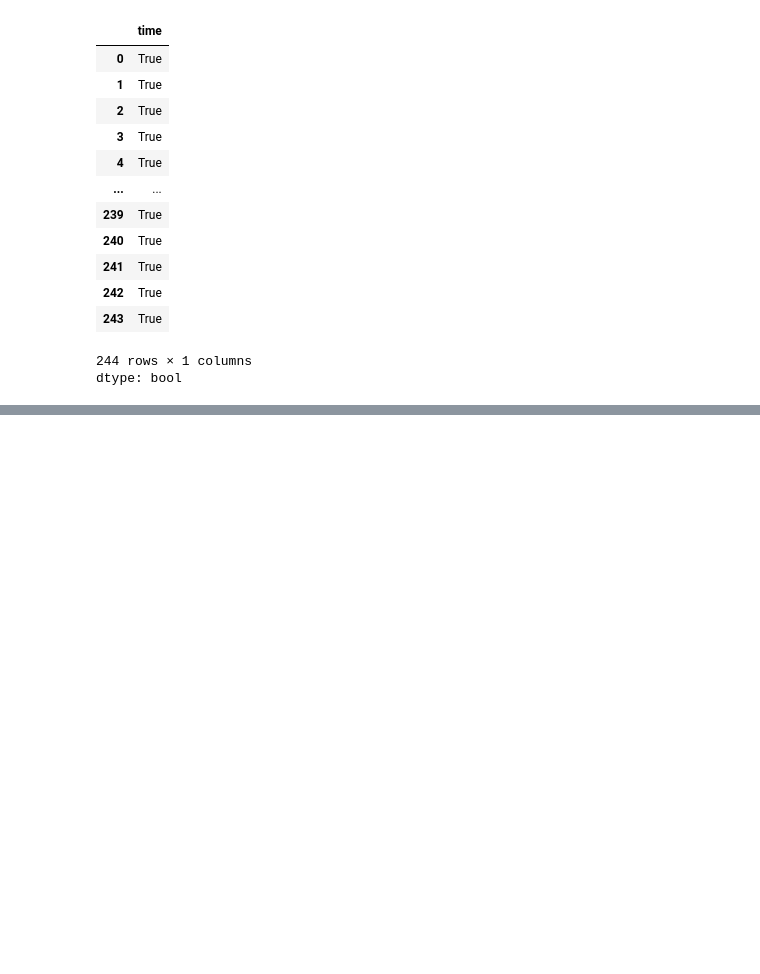
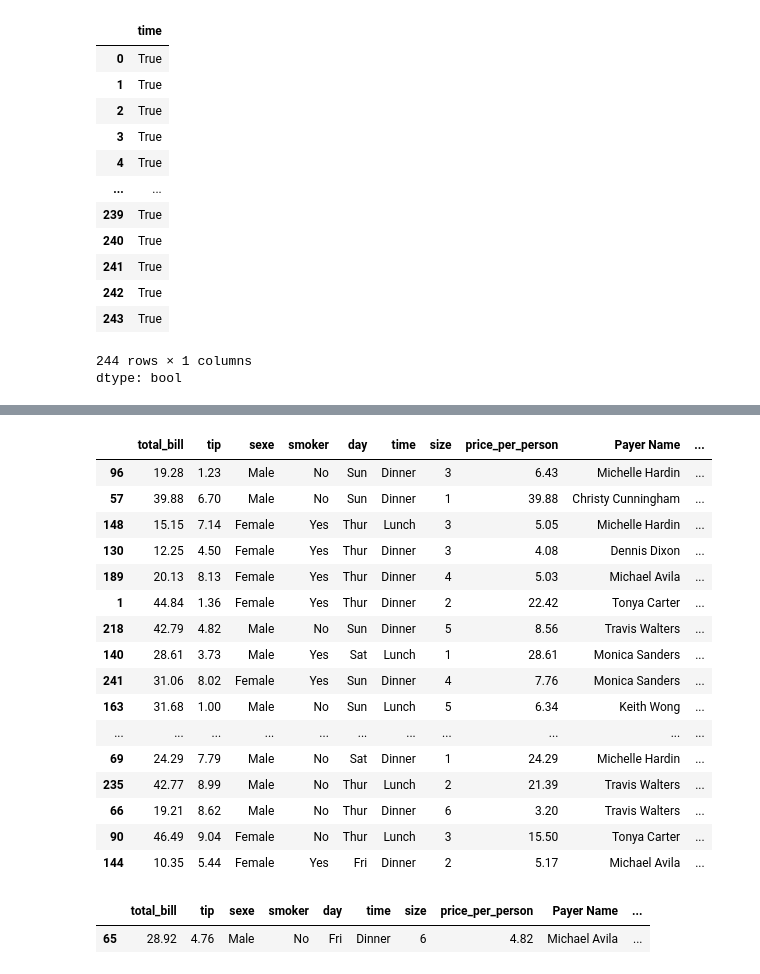
Before and after one commit to ibrahim10sy/learn-python, a Jupyter notebook: Filtrage_conditionnelle.ipynb, the cells around one changed output, grey strips where cells are left out. Saved outputs shown, nothing was run; the diff lists cells and outputs as text; code cells hidden in the pictures; blank space fills up the shorter version.

```diff
--- a/Filtrage_conditionnelle.ipynb
+++ b/Filtrage_conditionnelle.ipynb
@@ -117,0 +491,3 @@ dtype: bool
+# %%
+# renommer une colonne
+df.rename(columns={'sex':'sexe'}, inplace=True)
@@ -117,0 +555,26 @@ dtype: bool
+# %%
+# retourne 10% du dataframe
+df.sample(frac=0.1)
+# %% [output]
+|  | total_bill | tip | sexe | smoker | day | time | size | price_per_person | Payer Name | ... |
+| 96 | 19.28 | 1.23 | Male | No | Sun | Dinner | 3 | 6.43 | Michelle Hardin | ... |
+| 57 | 39.88 | 6.70 | Male | No | Sun | Dinner | 1 | 39.88 | Christy Cunningham | ... |
+| 148 | 15.15 | 7.14 | Female | Yes | Thur | Lunch | 3 | 5.05 | Michelle Hardin | ... |
+| 130 | 12.25 | 4.50 | Female | Yes | Thur | Dinner | 3 | 4.08 | Dennis Dixon | ... |
+| 189 | 20.13 | 8.13 | Female | Yes | Thur | Dinner | 4 | 5.03 | Michael Avila | ... |
+| 1 | 44.84 | 1.36 | Female | Yes | Thur | Dinner | 2 | 22.42 | Tonya Carter | ... |
+| 218 | 42.79 | 4.82 | Male | No | Sun | Dinner | 5 | 8.56 | Travis Walters | ... |
+| 140 | 28.61 | 3.73 | Male | Yes | Sat | Lunch | 1 | 28.61 | Monica Sanders | ... |
+| 241 | 31.06 | 8.02 | Female | Yes | Sun | Dinner | 4 | 7.76 | Monica Sanders | ... |
+| 163 | 31.68 | 1.00 | Male | No | Sun | Lunch | 5 | 6.34 | Keith Wong | ... |
+| ... | ... | ... | ... | ... | ... | ... | ... | ... | ... | ... |
+| 69 | 24.29 | 7.79 | Male | No | Sat | Dinner | 1 | 24.29 | Michelle Hardin | ... |
+| 235 | 42.77 | 8.99 | Male | No | Thur | Lunch | 2 | 21.39 | Travis Walters | ... |
+| 66 | 19.21 | 8.62 | Male | No | Thur | Dinner | 6 | 3.20 | Travis Walters | ... |
+| 90 | 46.49 | 9.04 | Female | No | Thur | Lunch | 3 | 15.50 | Tonya Carter | ... |
+| 144 | 10.35 | 5.44 | Female | Yes | Fri | Dinner | 2 | 5.17 | Michael Avila | ... |
+# %%
+df.sample(random_state=100)
+# %% [output]
+|  | total_bill | tip | sexe | smoker | day | time | size | price_per_person | Payer Name | ... |
+| 65 | 28.92 | 4.76 | Male | No | Fri | Dinner | 6 | 4.82 | Michael Avila | ... |
```
Also changed, not shown: parts of 48 cells of this notebook.
